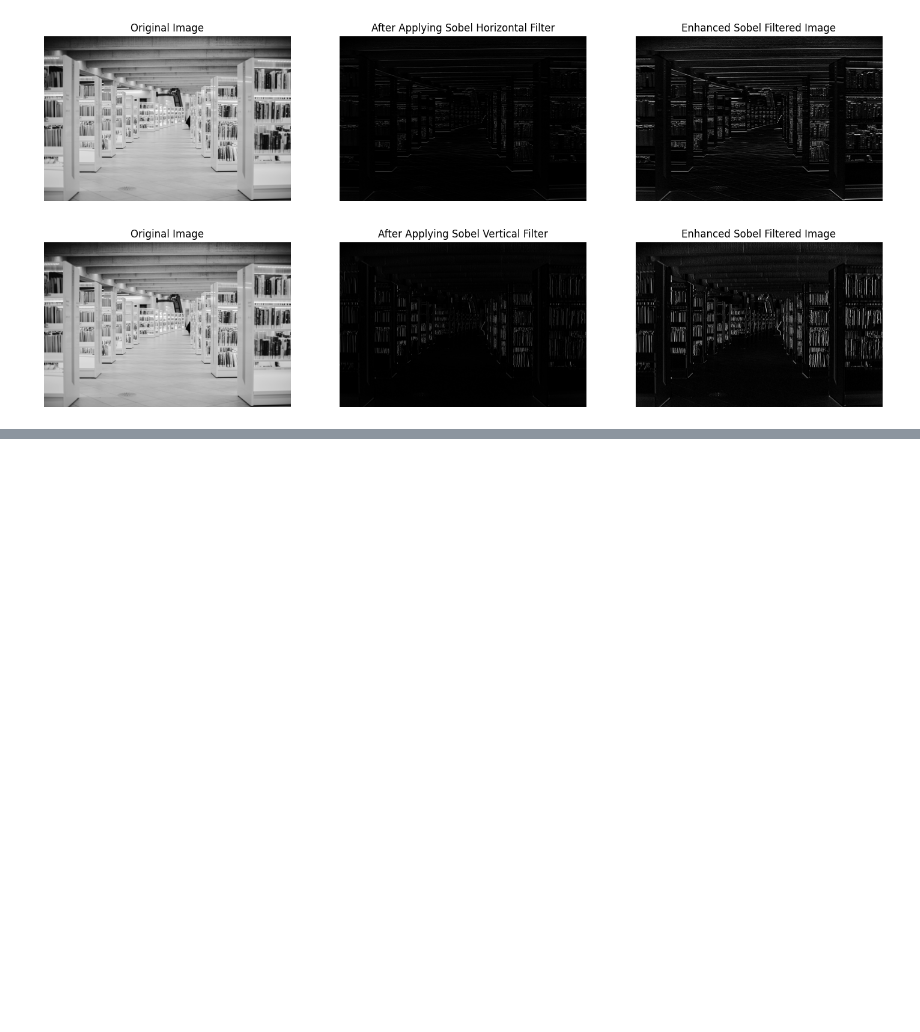
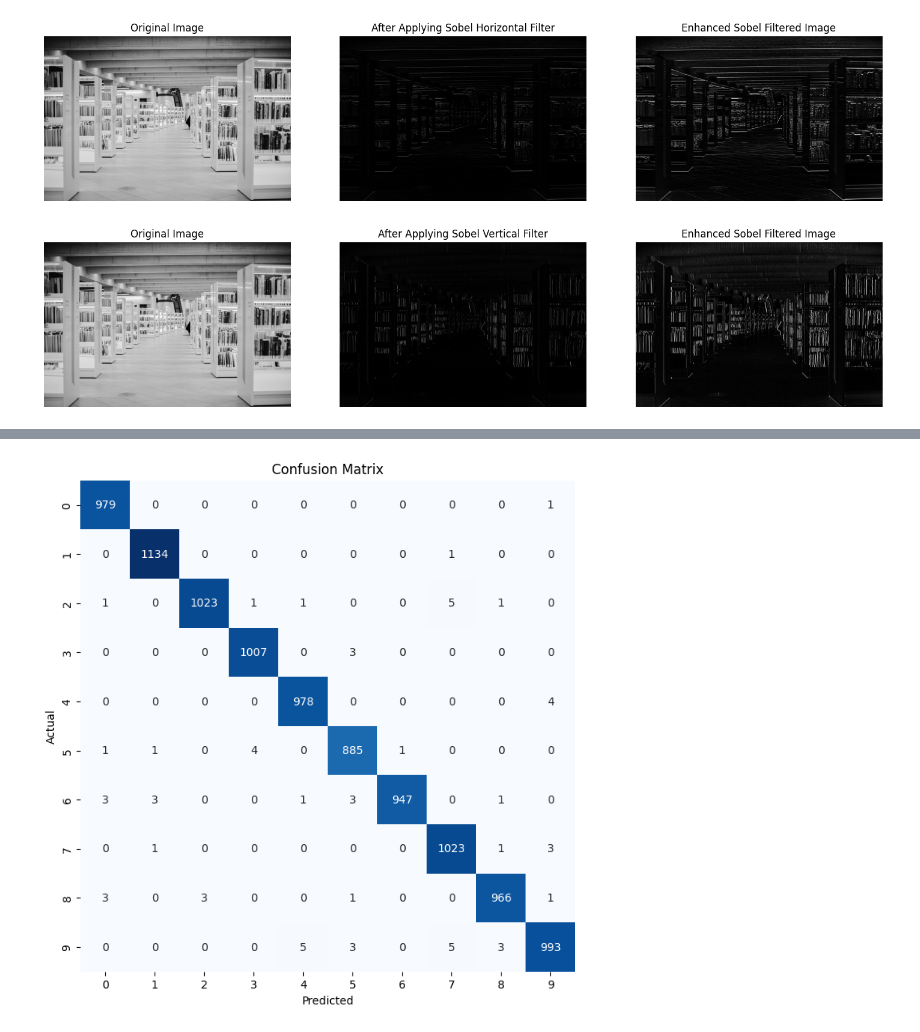
Before and after one commit to HaiAu2501/Neural-Network-Training, a Jupyter notebook: Convolutional Neural Network/CNNforMNIST.ipynb, the cells around one changed output, grey strips where cells are left out. Cells and saved outputs as stored; diff of their text form; code cells hidden in the pictures; blank space fills up the shorter version.

```diff
--- a/Convolutional Neural Network/CNNforMNIST.ipynb
+++ b/Convolutional Neural Network/CNNforMNIST.ipynb
@@ -423,3 +377,39 @@ plt.show()
+# %%
+saved_model = DigitRecognizerCNN().to(device)
+saved_model.load_state_dict(torch.load('best_model_mynet.pth'))
+saved_model.eval()  # Đặt mô hình vào chế độ đánh giá
+
+from sklearn.metrics import confusion_matrix
+import seaborn as sns
+
+all_preds = []
+all_labels = []
+
+# Thu thập dự đoán và nhãn thực tế
+with torch.no_grad():
+    for images, labels in test_loader:
+        images, labels = images.to(device), labels.to(device)
+        outputs = saved_model(images)
+        _, preds = torch.max(outputs, 1)
+        all_preds.append(preds.cpu().numpy())
+        all_labels.append(labels.cpu().numpy())
+
+# Chuyển đổi danh sách các dự đoán và nhãn thành mảng numpy
+all_preds = np.concatenate(all_preds)
+all_labels = np.concatenate(all_labels)
+
+# Tính toán ma trận nhầm lẫn
+conf_mat = confusion_matrix(all_labels, all_preds)
+
+# Vẽ ma trận nhầm lẫn
+plt.figure(figsize=(8, 8))
+sns.heatmap(conf_mat, annot=True, fmt='g', cmap='Blues', cbar=False)
+plt.xlabel('Predicted')
+plt.ylabel('Actual')
+plt.title('Confusion Matrix')
+plt.show()
+# %% [output]
+[figure, added]
 # %% [markdown]
 # LeNet-5
 
```
Also changed, not shown: parts of 17 cells of this notebook, 2 other files.
